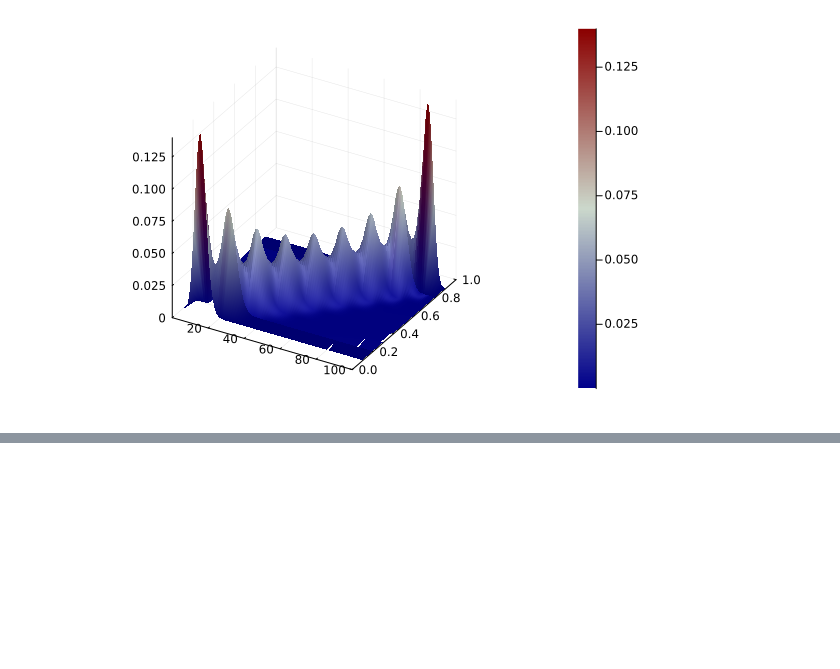
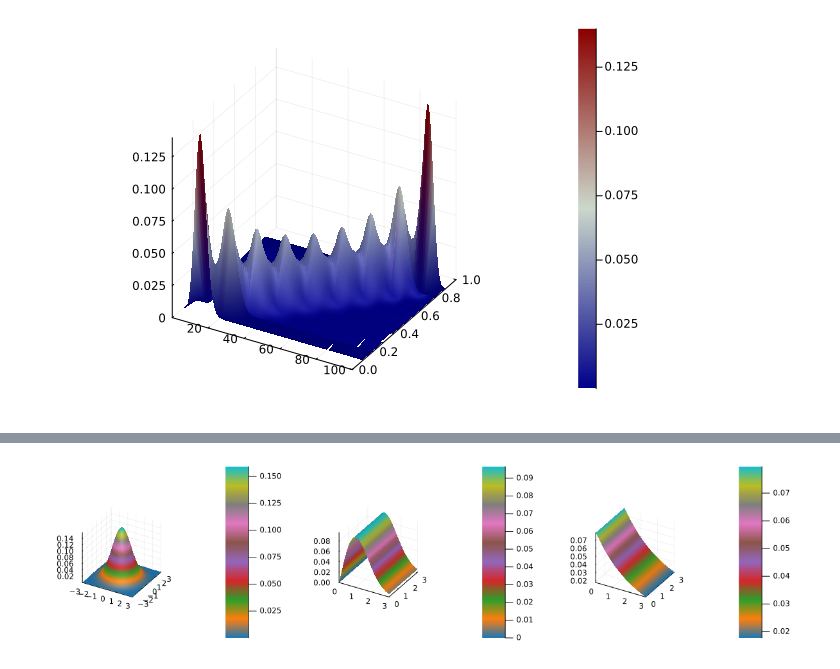
Before and after one commit to shimizudan/20230416dist, a Jupyter notebook: 417.ipynb, the cells around one changed output, grey strips where cells are left out. Drawn from its saved outputs; the diff is of its cells as text; code cells hidden in the pictures; blank space fills up the shorter version.

```diff
--- a/417.ipynb
+++ b/417.ipynb
@@ -12,0 +35,8 @@ surface(0:1:100, 0:.1:1, (x,y) ->  pdf(Binomial(n, y) ,x)*pdf(Beta(α,β),y),col
+# %%
+p1=surface(-3:0.1:3,-3:0.1:3,(x,y)->pdf(Normal(0,1),x)*pdf(Normal(0,1),y),color=:tab10)
+p2=surface(0:0.1:3,0:0.1:π ,(r,θ)->pdf(Normal(0,1),r*cos(θ))*pdf(Normal(0,1),r*sin(θ))*r,color=:tab10)
+p3=surface(0:0.1:3,0:0.1:π ,(v,θ)->exp(-v/2)/(4*π),color=:tab10)
+
+plot(p1,p2,p3,layout=(1,3),size=(1200,300))
+# %% [output]
+[figure, added]
```
Also changed, not shown: parts of 10 cells of this notebook.
